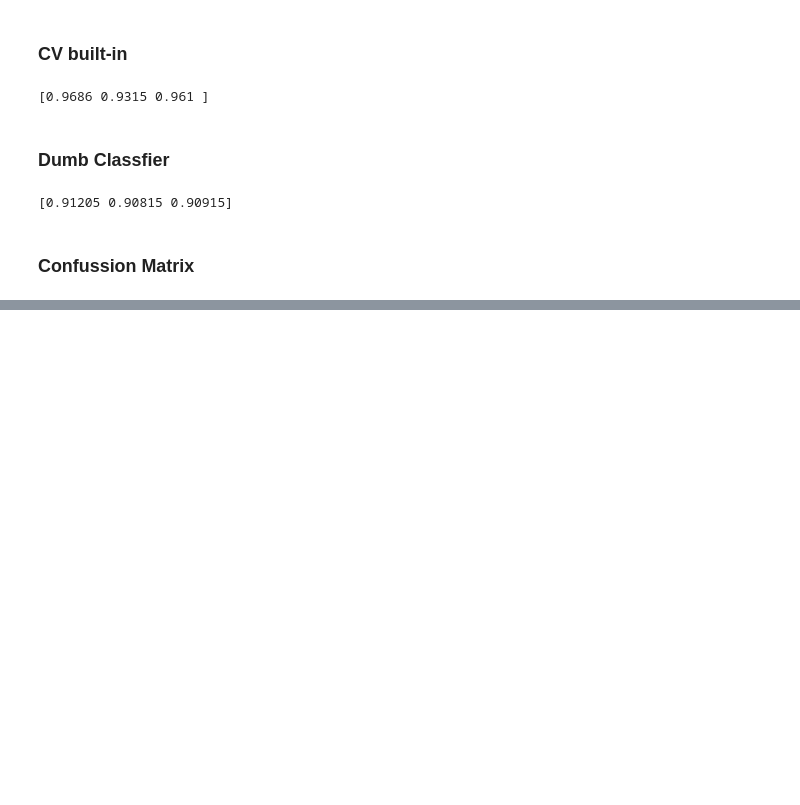
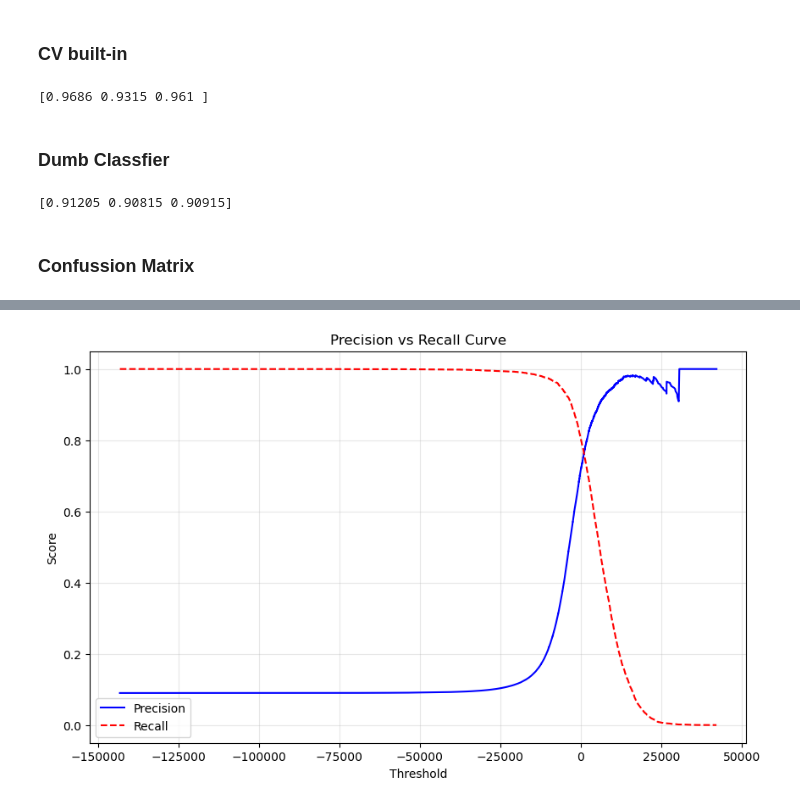
Before and after one commit to OriolPalacios/hands-on-ml-exercises, a Jupyter notebook: notebooks/third_chapter.ipynb, the cells around one changed output, grey strips where cells are left out. Cells and saved outputs as stored; diff of their text form; code cells hidden in the pictures; blank space fills up the shorter version.

```diff
--- a/notebooks/third_chapter.ipynb
+++ b/notebooks/third_chapter.ipynb
@@ -165,0 +203,16 @@ sns.heatmap(sgd_confussion_matrix/len(X_train_numpy), annot=True)
+# %%
+from sklearn.metrics import precision_recall_curve
+
+precisions, recalls, thresholds = precision_recall_curve(y_train_5_numpy, y_scores)
+# %%
+plt.figure(figsize=(10, 6))
+plt.title('Precision vs Recall Curve')
+plt.plot(thresholds, precisions[:-1], 'b-', label='Precision')
+plt.plot(thresholds, recalls[:-1], 'r--', label='Recall')
+plt.xlabel('Threshold')
+plt.ylabel('Score')
+plt.legend()
+plt.grid(True, alpha=0.3)
+plt.show()
+# %% [output]
+[figure, added]
```
Also changed, not shown: parts of 12 cells of this notebook.
